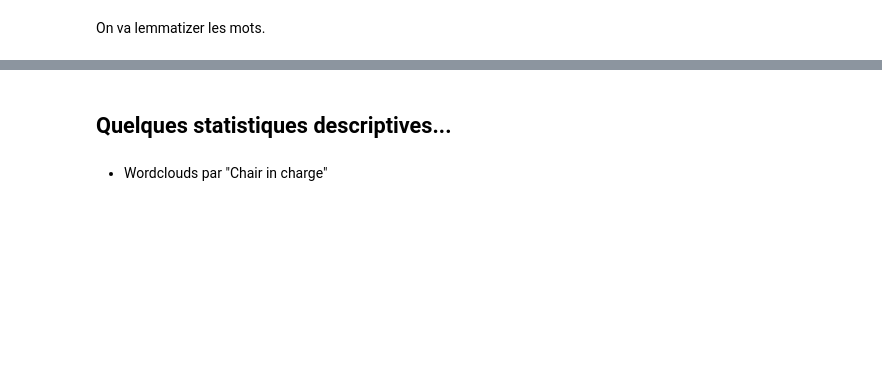
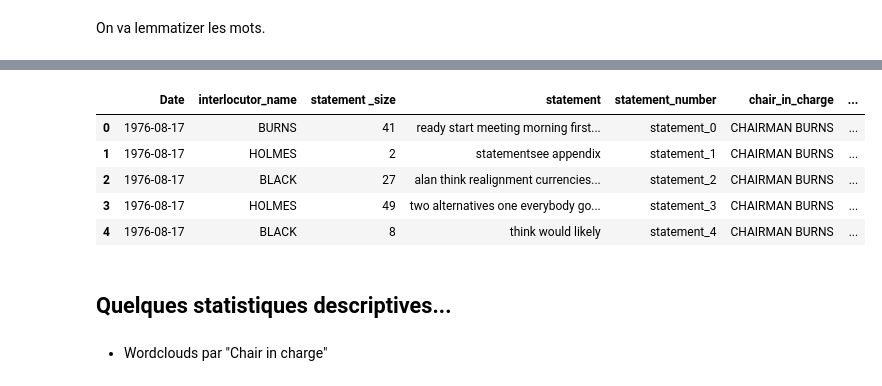
Before and after one commit to erialc-cal/NLP-FOMC, a Jupyter notebook: Scrapping_Explo.ipynb, the cells around one changed output, grey strips where cells are left out. Cells and saved outputs as stored; diff of their text form; code cells hidden in the pictures; blank space fills up the shorter version.

```diff
--- a/Scrapping_Explo.ipynb
+++ b/Scrapping_Explo.ipynb
@@ -360,3 +369,12 @@ df['lemmatized'] = lem_list
+# %%
+df1.head()
+# %% [output]
+|  | Date | interlocutor_name | statement _size | statement | statement_number | chair_in_charge | ... |
+| 0 | 1976-08-17 | BURNS | 41 | ready start meeting morning first... | statement_0 | CHAIRMAN BURNS | ... |
+| 1 | 1976-08-17 | HOLMES | 2 | statementsee appendix | statement_1 | CHAIRMAN BURNS | ... |
+| 2 | 1976-08-17 | BLACK | 27 | alan think realignment currencies... | statement_2 | CHAIRMAN BURNS | ... |
+| 3 | 1976-08-17 | HOLMES | 49 | two alternatives one everybody go... | statement_3 | CHAIRMAN BURNS | ... |
+| 4 | 1976-08-17 | BLACK | 8 | think would likely | statement_4 | CHAIRMAN BURNS | ... |
 # %% [markdown]
 ## Quelques statistiques descriptives...
 # %% [markdown]
```
Also changed, not shown: parts of 20 cells of this notebook, 11 other files.
